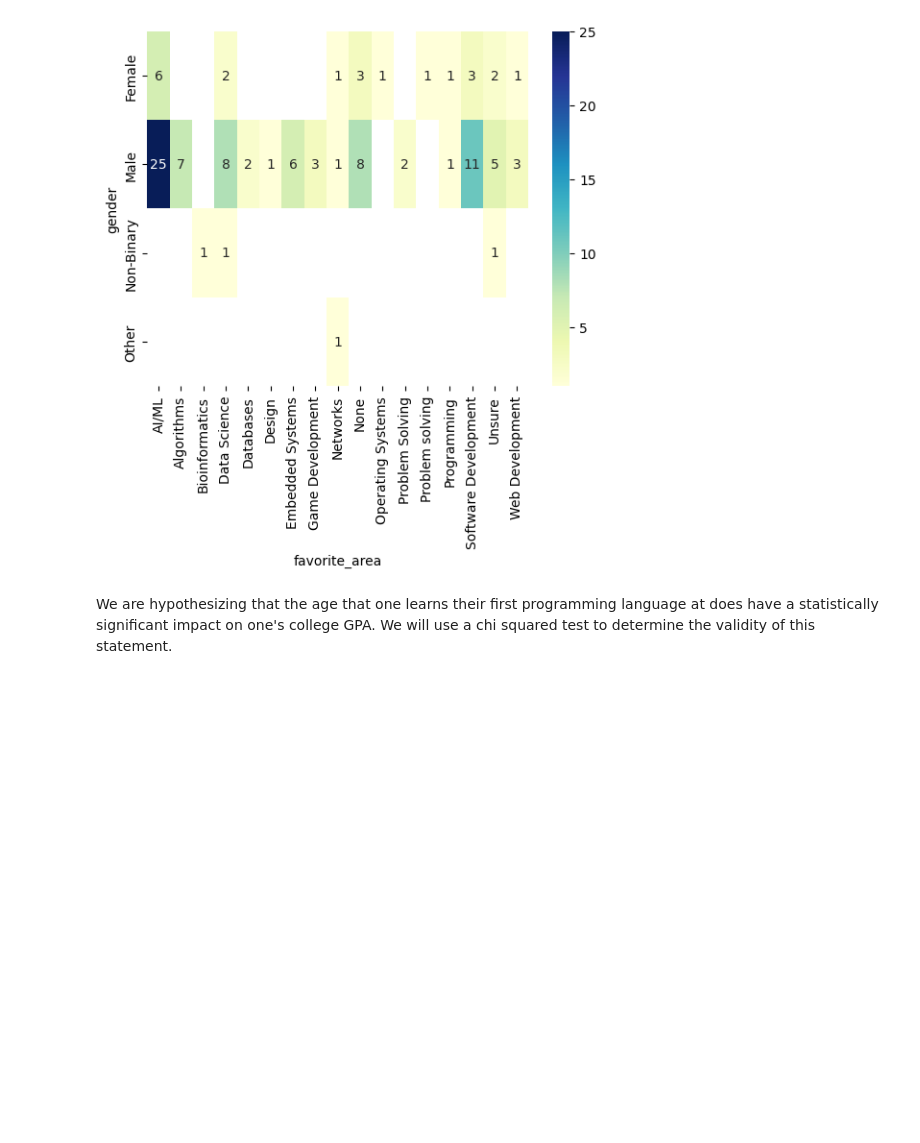
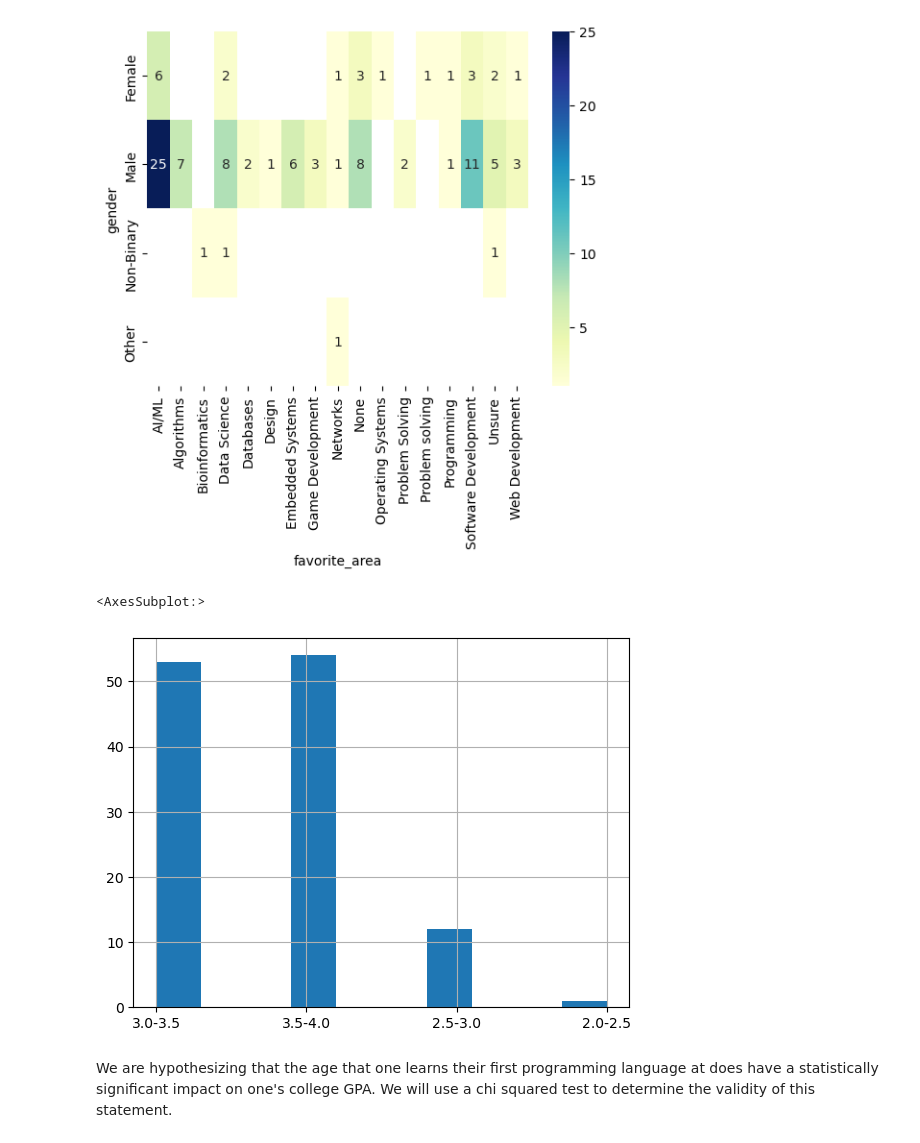
Before and after one commit to Drabblesaur/CS105MP, a Jupyter notebook: Mini_Project.ipynb, the cells around one changed output. Saved outputs shown, nothing was run; the diff lists cells and outputs as text; code cells hidden in the pictures; blank space fills up the shorter version.

```diff
--- a/Mini_Project.ipynb
+++ b/Mini_Project.ipynb
@@ -85,6 +81,11 @@ sns.heatmap(pivot_table, cmap='YlGnBu', annot=True, fmt='g')
 # %% [output]
 <AxesSubplot:xlabel='favorite_area', ylabel='gender'>
 [figure]
+# %%
+df['gpa'].hist()
+# %% [output]
+<AxesSubplot:>
+[figure, added]
 # %% [markdown]
 We are hypothesizing that the age that one learns their first programming language at does have a statistically significant impact on one's college GPA. We will use a chi squared test to determine the validity of this statement.
 # %%
```
Also changed, not shown: parts of 2 cells of this notebook.
